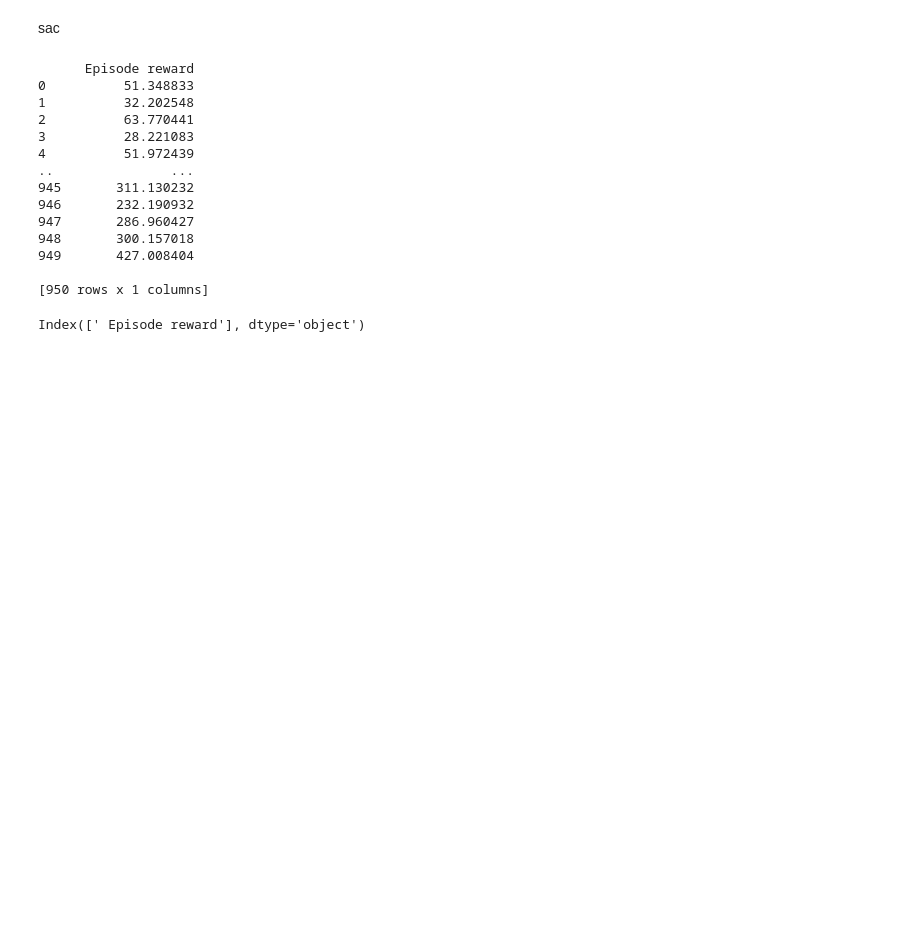
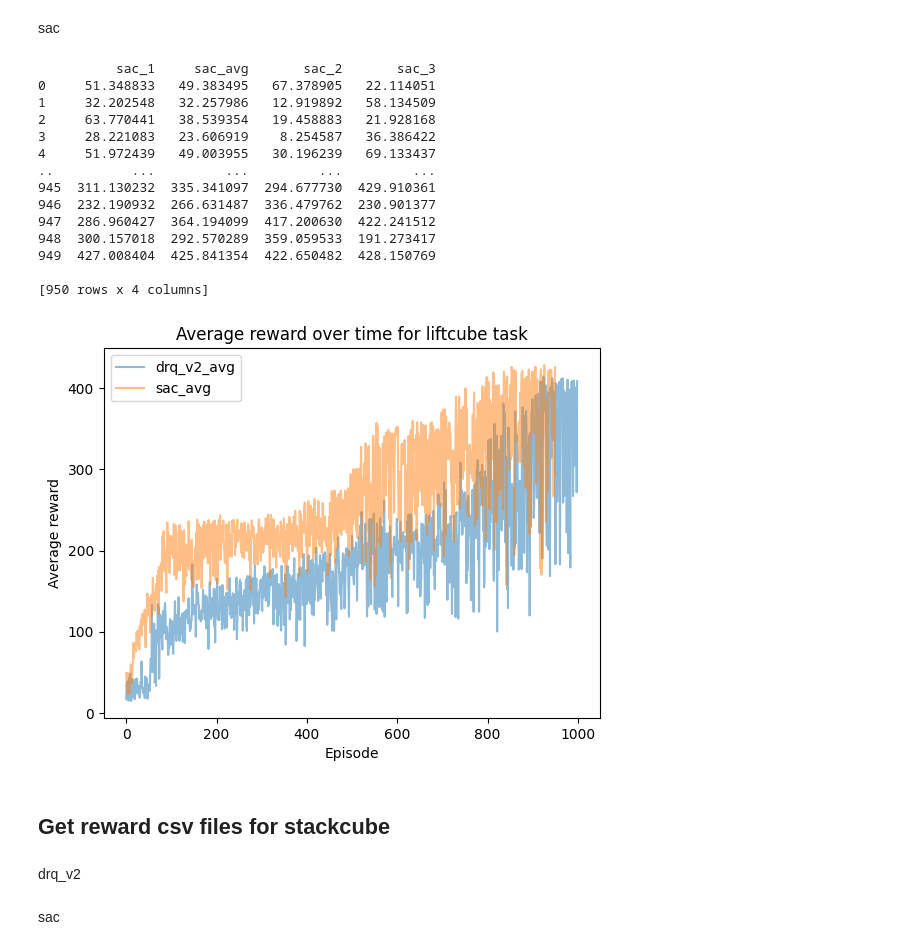
Before and after one commit to Tianyue-Zhao/CSE291_RL_Project, a Jupyter notebook: notebooks/visualization.ipynb, the cells around one changed output. Cells and saved outputs as stored; diff of their text form; code cells hidden in the pictures; blank space fills up the shorter version.

```diff
--- a/notebooks/visualization.ipynb
+++ b/notebooks/visualization.ipynb
@@ -12,7 +12,7 @@ drq_v2
 # %%
 model = "drq_v2"
 task = "liftcube"
-directory = Path.cwd()
+directory = Path.cwd().parents[0]
 training_location = 'training/'
 liftcube_reward_drq_dir = directory / model/ training_location/ task
 
@@ -21,7 +21,15 @@ drq_data = pd.DataFrame()
 for run in runs:
     run_dir = liftcube_reward_drq_dir / str(run)
     run_data = pd.read_csv(run_dir / 'reward_and_length.csv')
-    # put reward in a column with model + run as column name
-    drq_data[model + '_' + str(run)] = run_data['reward']
+    # remove episode number column
+    print(run_data.columns)
+    run_data = run_data.drop(columns=['Episode num'])
+    # rename reward column to "model + run"
+    run_data = run_data.rename(
+        columns={' Episode reward': model + '_' + str(run)})
+    # concat with data from other runs
+    drq_data = pd.concat([drq_data, run_data], axis=1)
+    # create another column for the average reward
+    drq_data[model + '_avg'] = drq_data.mean(axis=1)
 
 print(drq_data)
@@ -35,7 +61,7 @@ training_location = 'training/'
 liftcube_reward_sac_dir = directory / model/ training_location/ task
 
 runs = [1,2,3]
-runs = [1]
+
 sac_data = pd.DataFrame()
 for run in runs:
     run_dir = liftcube_reward_sac_dir / str(run)
@@ -47,24 +73,46 @@ for run in runs:
         columns={' Episode reward': model + '_' + str(run)})
     # concat with data from other runs
     sac_data = pd.concat([sac_data, run_data], axis=1)
+    # create another column for the average reward
+    sac_data[model + '_avg'] = sac_data.mean(axis=1)
 
 print(sac_data)
 # %% [output]
-      Episode reward
-0          51.348833
-1          32.202548
-2          63.770441
-3          28.221083
-4          51.972439
-..               ...
-945       311.130232
-946       232.190932
-947       286.960427
-948       300.157018
-949       427.008404
+          sac_1     sac_avg       sac_2       sac_3
+0     51.348833   49.383495   67.378905   22.114051
+1     32.202548   32.257986   12.919892   58.134509
+2     63.770441   38.539354   19.458883   21.928168
+3     28.221083   23.606919    8.254587   36.386422
+4     51.972439   49.003955   30.196239   69.133437
+..          ...         ...         ...         ...
+945  311.130232  335.341097  294.677730  429.910361
+946  232.190932  266.631487  336.479762  230.901377
+947  286.960427  364.194099  417.200630  422.241512
+948  300.157018  292.570289  359.059533  191.273417
+949  427.008404  425.841354  422.650482  428.150769
 
-[950 rows x 1 columns]
+[950 rows x 4 columns]
-# %%
-run_data.columns
-# %% [output]
-Index([' Episode reward'], dtype='object')
+# %%
+# plot the data
+
+fig, ax = plt.subplots()
+# change alpha value to make the lines more transparent\
+# plot the average reward for two models
+ax.plot(drq_data['drq_v2_avg'], label='drq_v2_avg', alpha=0.5)
+ax.plot(sac_data['sac_avg'], label='sac_avg', alpha=0.5)
+# create a legend
+ax.legend()
+# set the title
+ax.set_title('Average reward over time for liftcube task')
+# set the x-axis label
+ax.set_xlabel('Episode')
+# set the y-axis label
+ax.set_ylabel('Average reward')
+# show the plot
+plt.show()
+# %% [output]
+[figure, added]
+# %% [markdown]
+## Get reward csv files for stackcube
+# %% [markdown]
+drq_v2
@@ -70,0 +143,2 @@ Index([' Episode reward'], dtype='object')
+# %% [markdown]
+sac
```
Also changed, not shown: parts of 5 cells of this notebook.
